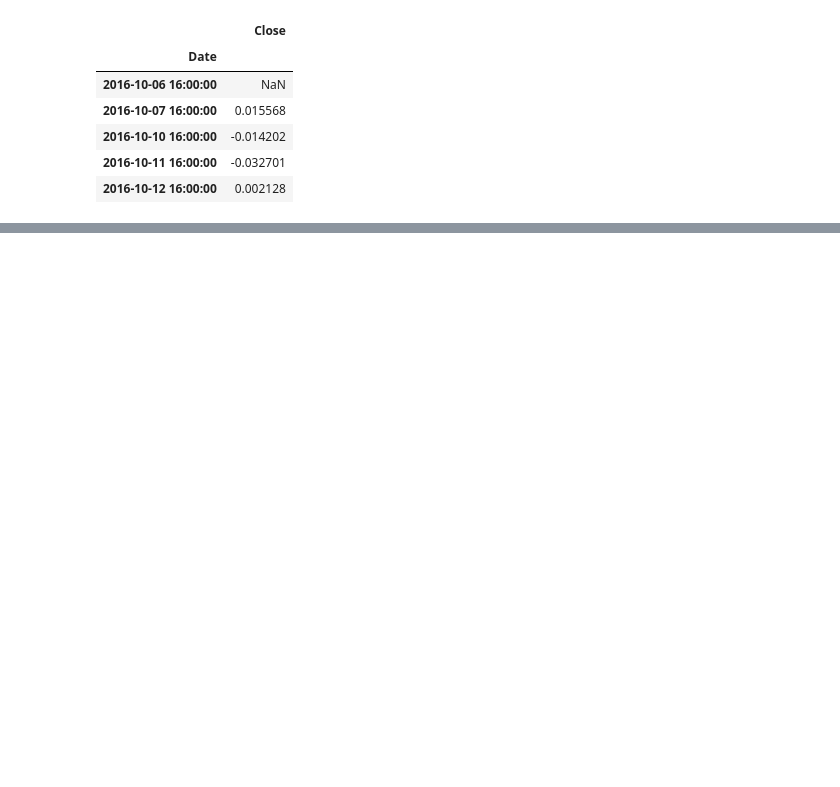
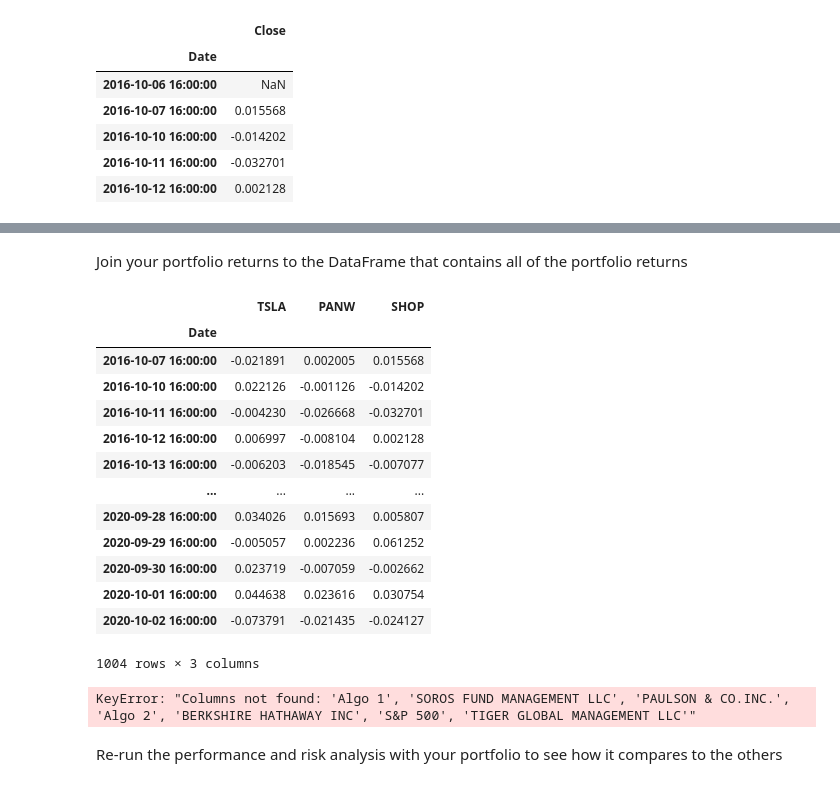
Before and after one commit to jexiamaris/A_Whale_off_portfolio, a Jupyter notebook: Analysis/whale_analysis.ipynb, the cells around one changed output, grey strips where cells are left out. Saved outputs shown, nothing was run; the diff lists cells and outputs as text; code cells hidden in the pictures; blank space fills up the shorter version.

```diff
--- a/Analysis/whale_analysis.ipynb
+++ b/Analysis/whale_analysis.ipynb
@@ -317,0 +366,4 @@ Combined_daily_returns.head()
+# %%
+# Drop Nulls
+portfolio_daily_returns = new_portfolio_returns.dropna()
+portfolio_daily_returns.isnull().sum()
@@ -317,0 +390,30 @@ Combined_daily_returns.head()
+# %% [markdown]
+Join your portfolio returns to the DataFrame that contains all of the portfolio returns
+# %%
+# Add your "Custom" portfolio to the larger dataframe of fund returns
+portfolios_df = pd.concat([Combined_daily_returns, portfolio_daily_returns], axis='columns', join='inner')
+portfolios_df
+# %% [output]
+|  | TSLA | PANW | SHOP |
+| Date |  |  |  |
+| 2016-10-07 16:00:00 | -0.021891 | 0.002005 | 0.015568 |
+| 2016-10-10 16:00:00 | 0.022126 | -0.001126 | -0.014202 |
+| 2016-10-11 16:00:00 | -0.004230 | -0.026668 | -0.032701 |
+| 2016-10-12 16:00:00 | 0.006997 | -0.008104 | 0.002128 |
+| 2016-10-13 16:00:00 | -0.006203 | -0.018545 | -0.007077 |
+| ... | ... | ... | ... |
+| 2020-09-28 16:00:00 | 0.034026 | 0.015693 | 0.005807 |
+| 2020-09-29 16:00:00 | -0.005057 | 0.002236 | 0.061252 |
+| 2020-09-30 16:00:00 | 0.023719 | -0.007059 | -0.002662 |
+| 2020-10-01 16:00:00 | 0.044638 | 0.023616 | 0.030754 |
+| 2020-10-02 16:00:00 | -0.073791 | -0.021435 | -0.024127 |
+1004 rows × 3 columns
+# %%
+# Only compare dates where return data exists for all the stocks (drop NaNs)
+compare_portfolios = portfolios_df.groupby('Date')['Algo 1', 'Algo 2', 'S&P 500','SOROS FUND MANAGEMENT LLC','PAULSON & CO.INC.','TIGER GLOBAL MANAGEMENT LLC','BERKSHIRE HATHAWAY INC', 'TSLA', 'PANW', 'SHOP']
+
+compare_portfolios = compare_portfolios.dropna()
+# %% [output]
+KeyError: "Columns not found: 'Algo 1', 'SOROS FUND MANAGEMENT LLC', 'PAULSON & CO.INC.', 'Algo 2', 'BERKSHIRE HATHAWAY INC', 'S&P 500', 'TIGER GLOBAL MANAGEMENT LLC'"
+# %% [markdown]
+Re-run the performance and risk analysis with your portfolio to see how it compares to the others
```
Also changed, not shown: parts of 19 cells of this notebook, 1 other file.
